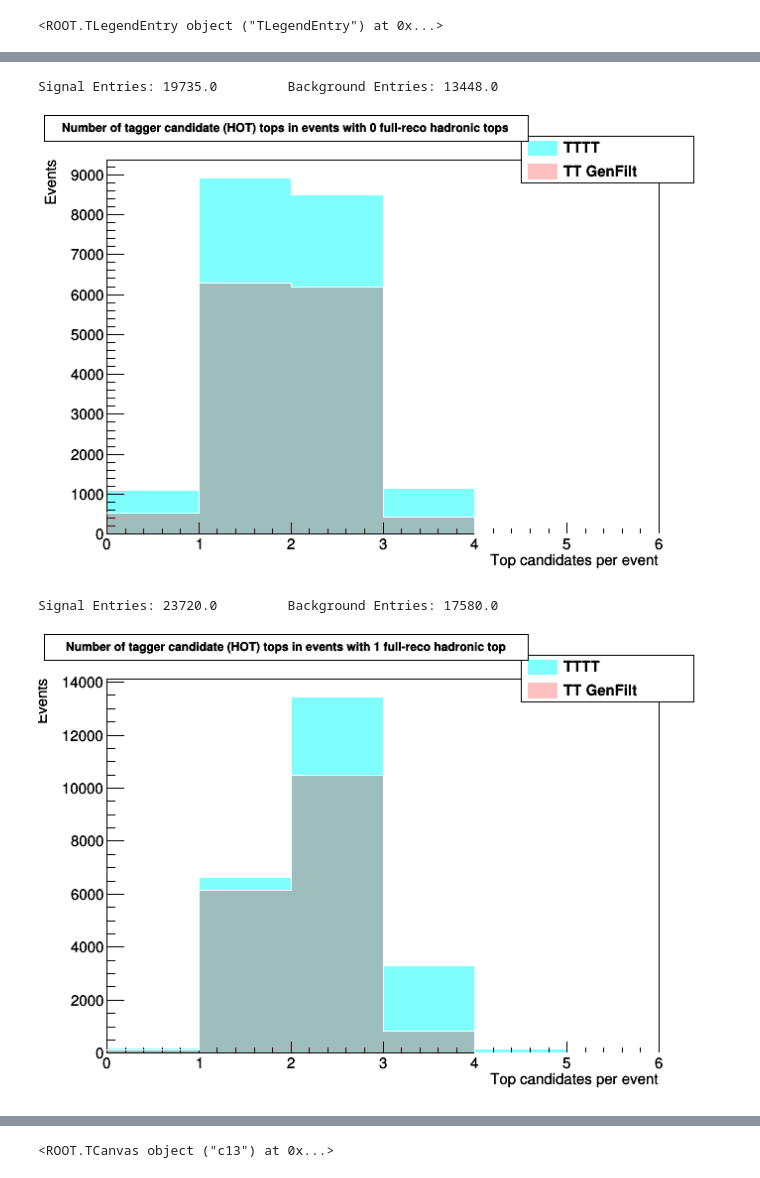
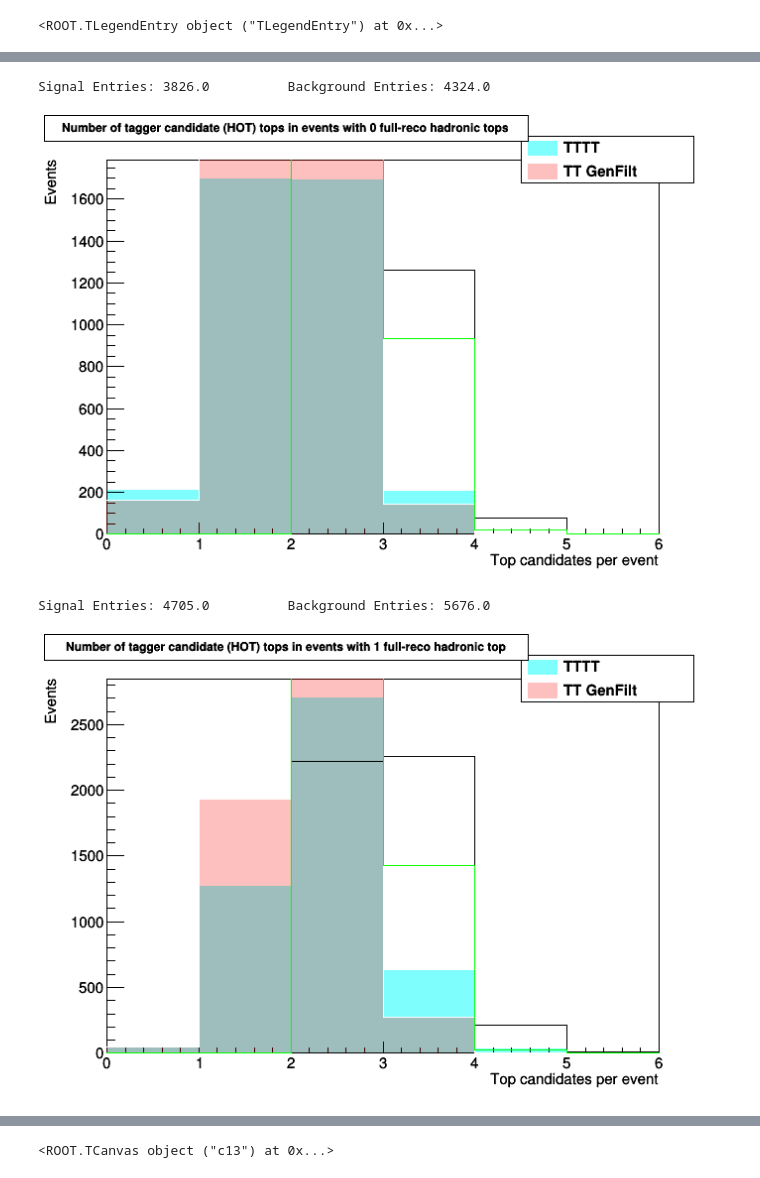
Before and after one commit to NJManganelli/TaggerTest, a Jupyter notebook: ntupler/plugins/.PlotsV5.ipynb, the cells around one changed output, grey strips where cells are left out. Cells and saved outputs as stored; diff of their text form; code cells hidden in the pictures.

```diff
--- a/ntupler/plugins/.PlotsV5.ipynb
+++ b/ntupler/plugins/.PlotsV5.ipynb
@@ -55,8 +55,8 @@ DiscLeg.AddEntry(h0b2,leg4,"lep")
 # %% [output]
 <ROOT.TLegendEntry object ("TLegendEntry") at 0x...>
 # %%
-signal = ROOT.TFile("~/LTW4/TopTagger/TopTagger/test/resTTTT500HT_v4p2.root", "r")
-bkgd = ROOT.TFile("~/LTW4/TopTagger/TopTagger/test/resTTSLFilt500HT_v4p2.root", "r")
+signal = ROOT.TFile("~/LTW4/TopTagger/TopTagger/test/resTTTT500HT_v5.root", "r")
+bkgd = ROOT.TFile("~/LTW4/TopTagger/TopTagger/test/resTTSLFilt500HT_v5.root", "r")
 # %%
 signal.ls()
 #print(signal.h_nTrueRecoTops.GetEntries())
@@ -354,23 +362,23 @@ h24b = bkgd.h_nCandFullTops_bdt4#;1	Number of tagger candidate (BDT) tops in eve
 # %%
 c9.cd()
 h15s.SetFillColorAlpha(cols1, alphaS)
 h15b.SetFillColorAlpha(colb1, alphaB)
 h15s.SetLineColor(0)
 h15b.SetLineColor(0)
 h16s.SetLineColor(cols2)
 h16b.SetLineColor(colb2)
 h15s.Draw()
 h15b.Draw("Same")
-#h16s.Draw()
-#h16b.Draw("Same")
+h16s.Draw("Same")
+h16b.Draw("Same")
 #print("Teal: TTTT(HOT)\tBlack: TT(HOT)\t)
 print("Signal Entries: " + str(h15s.GetEntries()) + "\t\tBackground Entries: " + str(h15b.GetEntries()))
 CountLeg.Draw()
 c9.Update()
 c9.Draw()
 # %% [output]
-Signal Entries: 19735.0         Background Entries: 13448.0
+Signal Entries: 3826.0          Background Entries: 4324.0
-[figure, old version]
+[figure, new version]
 # %%
 c10.cd()
 h17s.SetFillColorAlpha(cols1, alphaS)
@@ -381,16 +389,16 @@ h18s.SetLineColor(cols2)
 h18b.SetLineColor(colb2)
 h17s.Draw()
 h17b.Draw("Same")
-#h18s.Draw()
-#h18b.Draw("Same")
+h18s.Draw("Same")
+h18b.Draw("Same")
 #print("Teal: TTTT(HOT)\tBlack: TT(HOT)\t)
 print("Signal Entries: " + str(h17s.GetEntries()) + "\t\tBackground Entries: " + str(h17b.GetEntries()))
 CountLeg.Draw()
 c10.Update()
 c10.Draw()
 # %% [output]
-Signal Entries: 23720.0         Background Entries: 17580.0
+Signal Entries: 4705.0          Background Entries: 5676.0
-[figure, old version]
+[figure, new version]
 # %%
 c11.cd()
 h19s.SetFillColorAlpha(cols1, alphaS)
```
Also changed, not shown: parts of 44 cells of this notebook, 2 other files.
